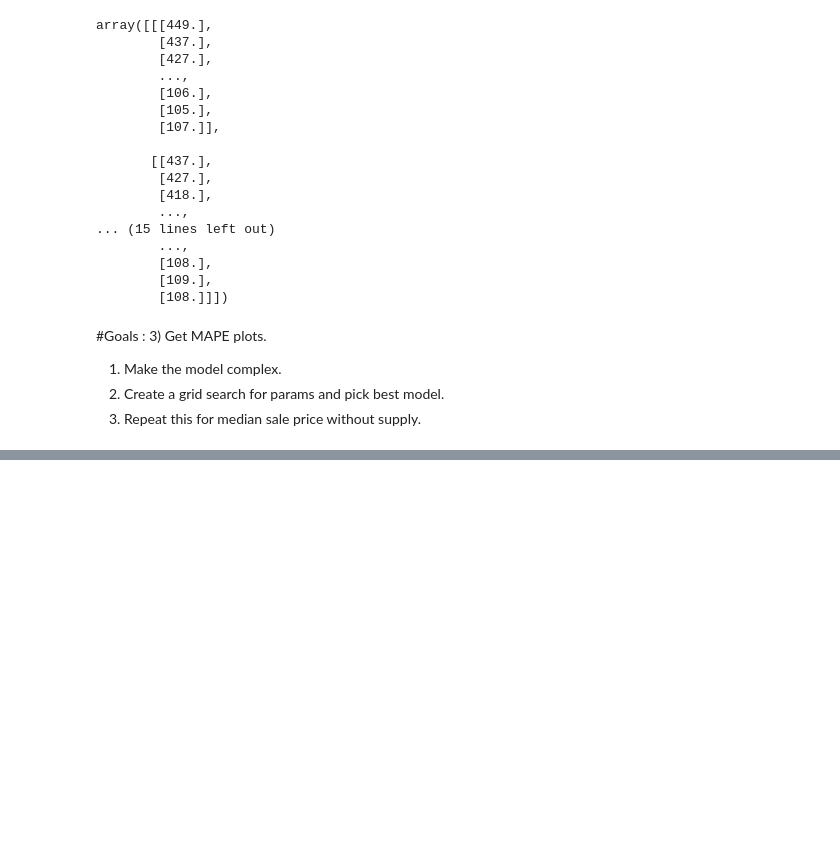
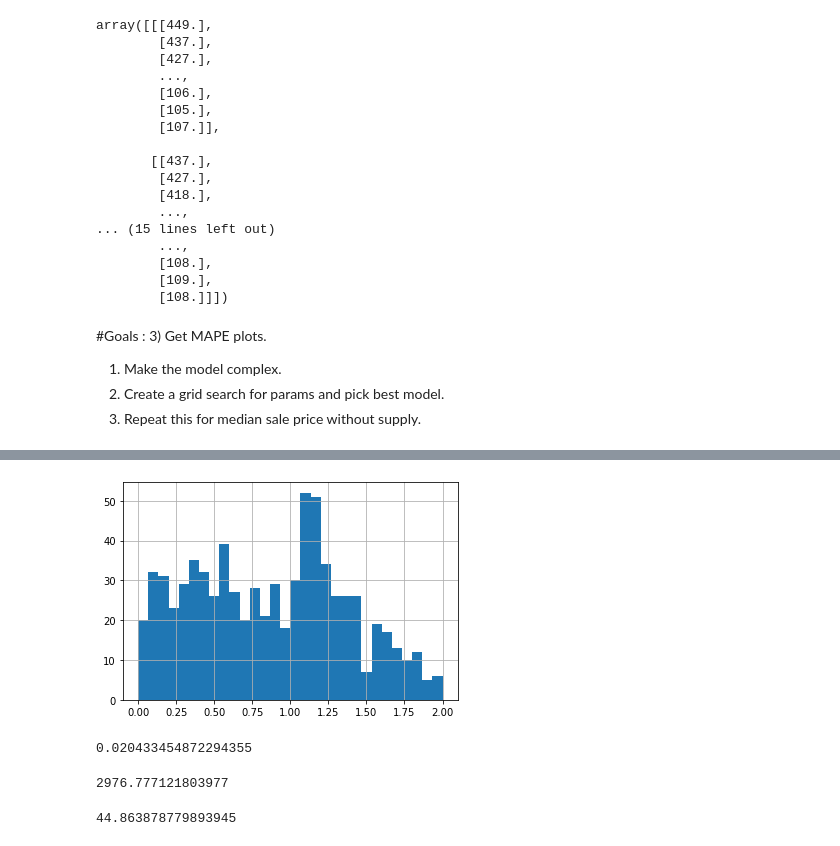
Before and after one commit to sparsha1644/HomePriceBeastNew, a Jupyter notebook: LSTM_EncoderDecoder.ipynb, the cells around one changed output, grey strips where cells are left out. Saved outputs shown, nothing was run; the diff lists cells and outputs as text; code cells hidden in the pictures; blank space fills up the shorter version.

```diff
--- a/LSTM_EncoderDecoder.ipynb
+++ b/LSTM_EncoderDecoder.ipynb
@@ -494,0 +643,3 @@ HIDDEN SIZE 15 : NUM LAYERS : 2 : LEARNING RATE : 0.04
+# %%
+test_predicted_df_one_hop = get_prediction_result(X_test, y_test, test_label, best_model)
+test_predicted_df_one_hop_sub = test_predicted_df_one_hop[['county_name', 'state_code', 'period_begin', 'y_hat_1']]
@@ -494,0 +692,16 @@ HIDDEN SIZE 15 : NUM LAYERS : 2 : LEARNING RATE : 0.04
+# %%
+test_county_mape_sub = plot_mape_dist(test_predicted_df_one_hop_sub, test_expected_df)
+# %% [output]
+[figure, added]
+# %%
+min(test_county_mape_sub.MAPE)
+# %% [output]
+0.020433454872294355
+# %%
+max(test_county_mape_sub.MAPE)
+# %% [output]
+2976.777121803977
+# %%
+np.mean(test_county_mape_sub.MAPE)
+# %% [output]
+44.863878779893945
```
Also changed, not shown: parts of 24 cells of this notebook, 8 other files.
